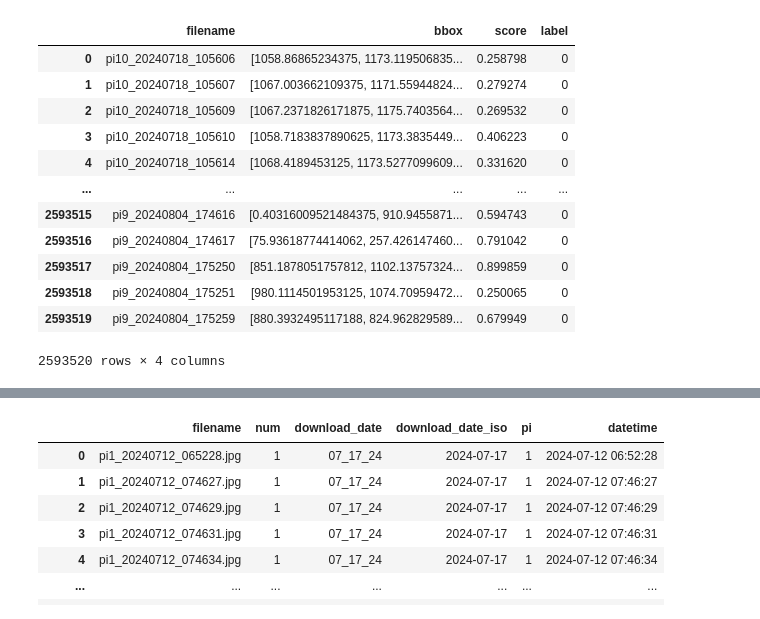
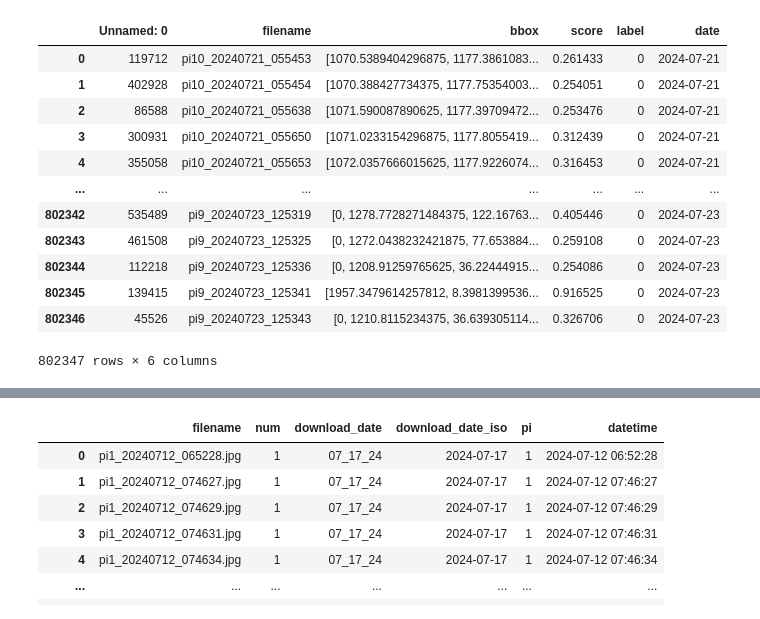
Before and after one commit to mparkergetz/sahi_results, a Jupyter notebook: compare_detections.ipynb, the cells around one changed output, grey strips where cells are left out. Saved outputs shown, nothing was run; the diff lists cells and outputs as text; code cells hidden in the pictures.

```diff
--- a/compare_detections.ipynb
+++ b/compare_detections.ipynb
@@ -1,23 +1,23 @@
 # %%
 import pandas as pd
 # %%
-sahi_detections = pd.read_csv('csv/detections.csv')
+sahi_detections = pd.read_csv('csv/072424_detections_combined.csv')
 
 sahi_detections.sort_values('filename').reset_index(drop=True)
 # %% [output]
-|  | filename | bbox | score | label |
-| 0 | pi10_20240718_105606 | [1058.86865234375, 1173.119506835... | 0.258798 | 0 |
-| 1 | pi10_20240718_105607 | [1067.003662109375, 1171.55944824... | 0.279274 | 0 |
-| 2 | pi10_20240718_105609 | [1067.2371826171875, 1175.7403564... | 0.269532 | 0 |
-| 3 | pi10_20240718_105610 | [1058.7183837890625, 1173.3835449... | 0.406223 | 0 |
-| 4 | pi10_20240718_105614 | [1068.4189453125, 1173.5277099609... | 0.331620 | 0 |
-| ... | ... | ... | ... | ... |
-| 2593515 | pi9_20240804_174616 | [0.40316009521484375, 910.9455871... | 0.594743 | 0 |
-| 2593516 | pi9_20240804_174617 | [75.93618774414062, 257.426147460... | 0.791042 | 0 |
-| 2593517 | pi9_20240804_175250 | [851.1878051757812, 1102.13757324... | 0.899859 | 0 |
-| 2593518 | pi9_20240804_175251 | [980.1114501953125, 1074.70959472... | 0.250065 | 0 |
-| 2593519 | pi9_20240804_175259 | [880.3932495117188, 824.962829589... | 0.679949 | 0 |
+|  | Unnamed: 0 | filename | bbox | score | label | date |
+| 0 | 119712 | pi10_20240721_055453 | [1070.5389404296875, 1177.3861083... | 0.261433 | 0 | 2024-07-21 |
+| 1 | 402928 | pi10_20240721_055454 | [1070.388427734375, 1177.75354003... | 0.254051 | 0 | 2024-07-21 |
+| 2 | 86588 | pi10_20240721_055638 | [1071.590087890625, 1177.39709472... | 0.253476 | 0 | 2024-07-21 |
+| 3 | 300931 | pi10_20240721_055650 | [1071.0233154296875, 1177.8055419... | 0.312439 | 0 | 2024-07-21 |
+| 4 | 355058 | pi10_20240721_055653 | [1072.0357666015625, 1177.9226074... | 0.316453 | 0 | 2024-07-21 |
+| ... | ... | ... | ... | ... | ... | ... |
+| 802342 | 535489 | pi9_20240723_125319 | [0, 1278.7728271484375, 122.16763... | 0.405446 | 0 | 2024-07-23 |
+| 802343 | 461508 | pi9_20240723_125325 | [0, 1272.0438232421875, 77.653884... | 0.259108 | 0 | 2024-07-23 |
+| 802344 | 112218 | pi9_20240723_125336 | [0, 1208.91259765625, 36.22444915... | 0.254086 | 0 | 2024-07-23 |
+| 802345 | 139415 | pi9_20240723_125341 | [1957.3479614257812, 8.3981399536... | 0.916525 | 0 | 2024-07-23 |
+| 802346 | 45526 | pi9_20240723_125343 | [0, 1210.8115234375, 36.639305114... | 0.326706 | 0 | 2024-07-23 |
-2593520 rows × 4 columns
+802347 rows × 6 columns
 # %%
 sahi_detections[['pi', 'date', 'timestamp']] = sahi_detections['filename'].str.extract(r'pi(\d+)_(\d{8})_(\d{6})')
 sahi_detections['pi'] = sahi_detections['pi'].astype(int)
```
Also changed, not shown: parts of 15 cells of this notebook, 1 other file.
